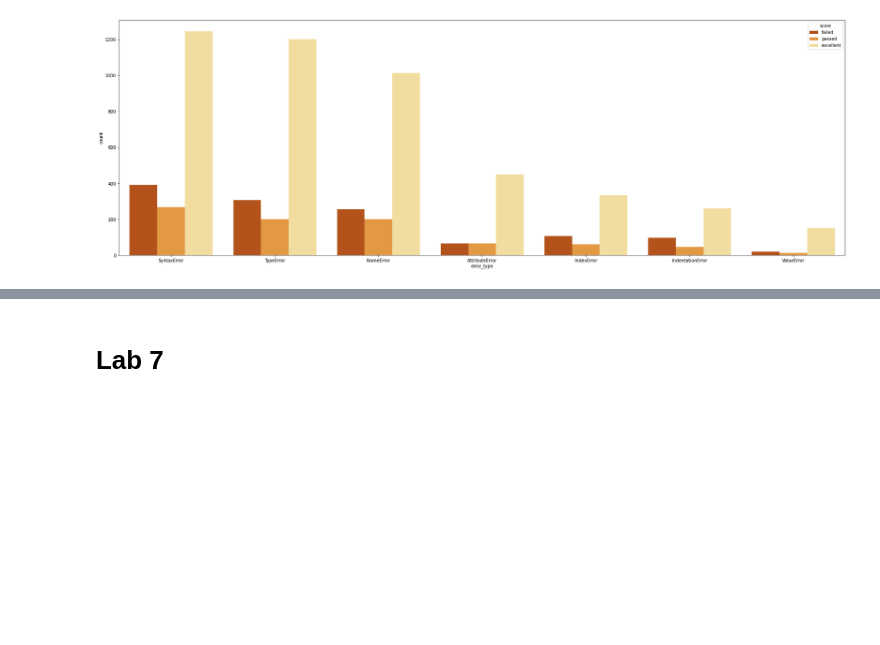
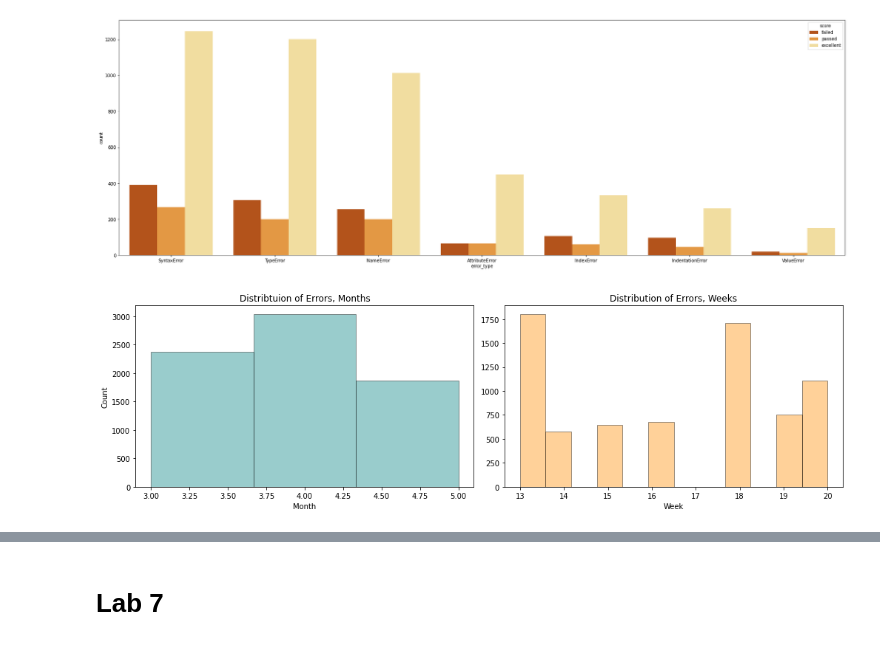
Before and after one commit to alefreda/thonny-log-analysis, a Jupyter notebook: Thonny_log_analysis.ipynb, the cells around one changed output, grey strips where cells are left out. Cells and saved outputs as stored; diff of their text form; code cells hidden in the pictures; blank space fills up the shorter version.

Commit message:
TypeError analysis

```diff
--- a/Thonny_log_analysis.ipynb
+++ b/Thonny_log_analysis.ipynb
@@ -341,3 +345,25 @@ sns.countplot(x="error_type", hue="score",hue_order=hue_order, data=new_df_error
 plt.show()
 # %% [output]
 [figure]
+# %%
+
+# Distribution plots of Errors
+fig, (ax1,ax2) = plt.subplots(1, 2, figsize =(14,4))
+plt.tight_layout()
+
+sns.distplot(new_df_errors["time"].dt.month,
+             kde=False,
+             axlabel= 'Month', bins=3,
+             hist_kws=dict(edgecolor='k',linewidth=1), color='teal', ax=ax1)
+ax1.set_ylabel('Count')
+
+ax1.set_title('Distribtuion of Errors, Months');
+
+sns.distplot(new_df_errors["time"].dt.week,
+             kde=False, bins=12,
+             axlabel= 'Week',
+             hist_kws=dict(edgecolor='k',linewidth=1), color='darkorange', ax=ax2)
+
+ax2.set_title('Distribution of Errors, Weeks');
+# %% [output]
+[figure, added]
```
Also changed, not shown: parts of 5 cells of this notebook.
